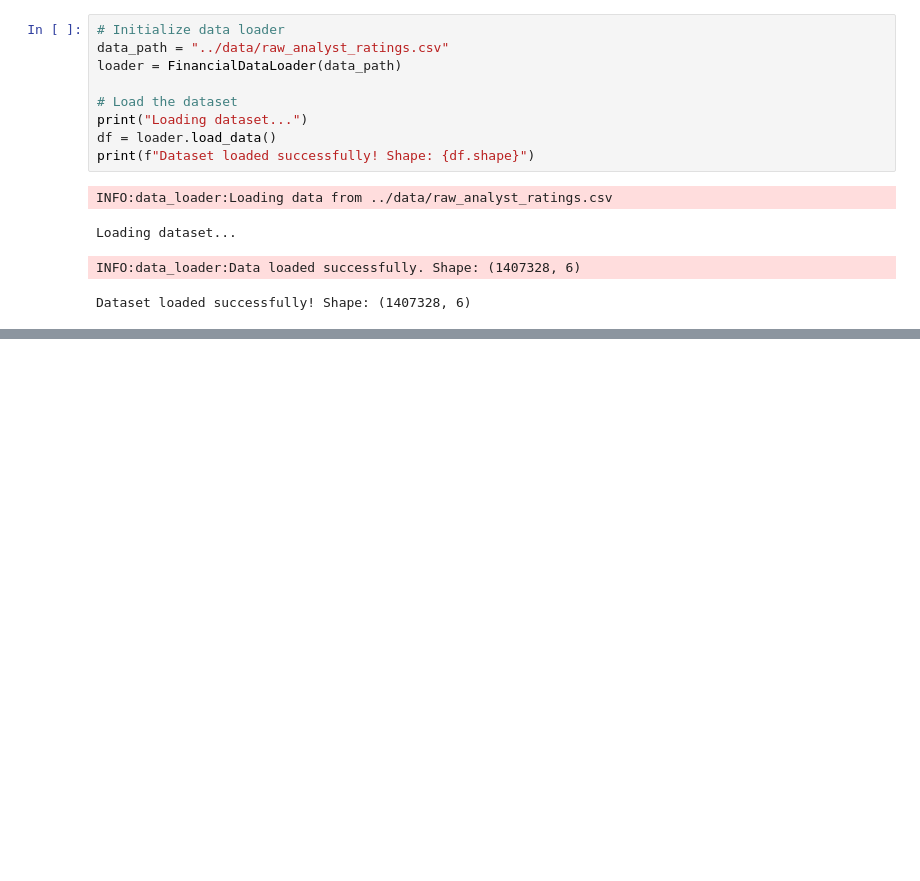
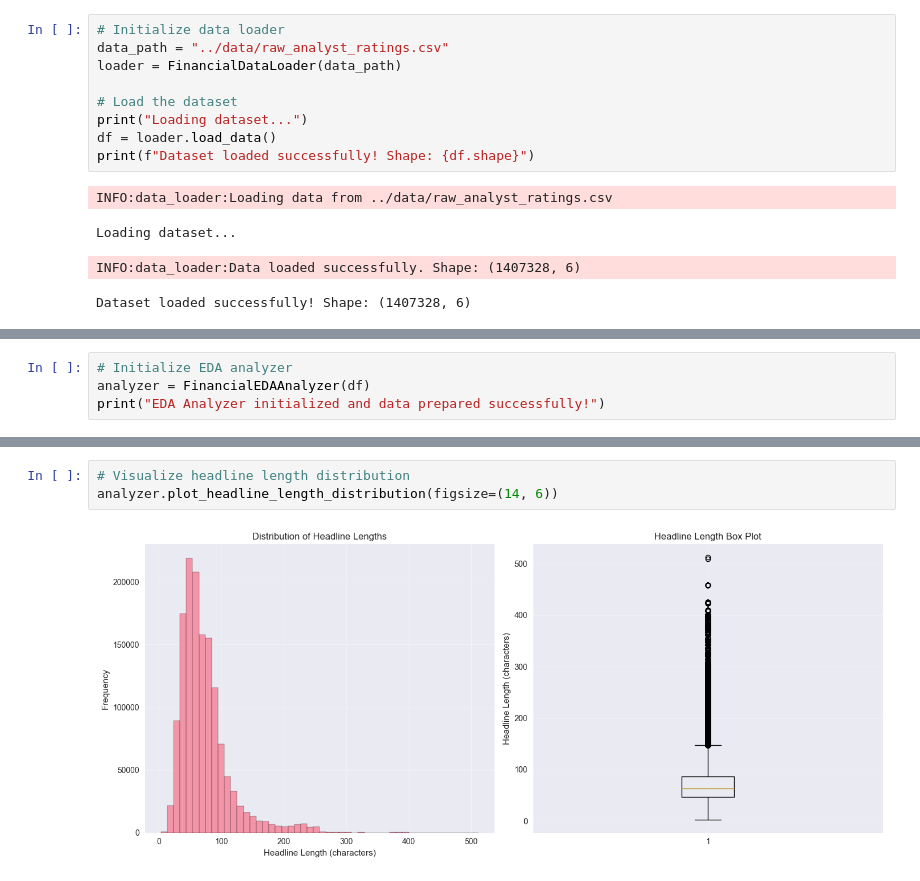
Before and after one commit to projwork/stock-price-prediction-week1, a Jupyter notebook: notebooks/task1_eda.ipynb, the cells around one changed output, grey strips where cells are left out. Drawn from its saved outputs; the diff is of its cells as text; blank space fills up the shorter version.

Commit message:
basic statistics for textual length

```diff
--- a/notebooks/task1_eda.ipynb
+++ b/notebooks/task1_eda.ipynb
@@ -52,0 +119,4 @@ Dataset loaded successfully! Shape: (1407328, 6)
+# %%
+# Initialize EDA analyzer
+analyzer = FinancialEDAAnalyzer(df)
+print("EDA Analyzer initialized and data prepared successfully!")
@@ -52,0 +164,5 @@ Dataset loaded successfully! Shape: (1407328, 6)
+# %%
+# Visualize headline length distribution
+analyzer.plot_headline_length_distribution(figsize=(14, 6))
+# %% [output]
+[figure, added]
```
Also changed, not shown: parts of 8 cells of this notebook.
